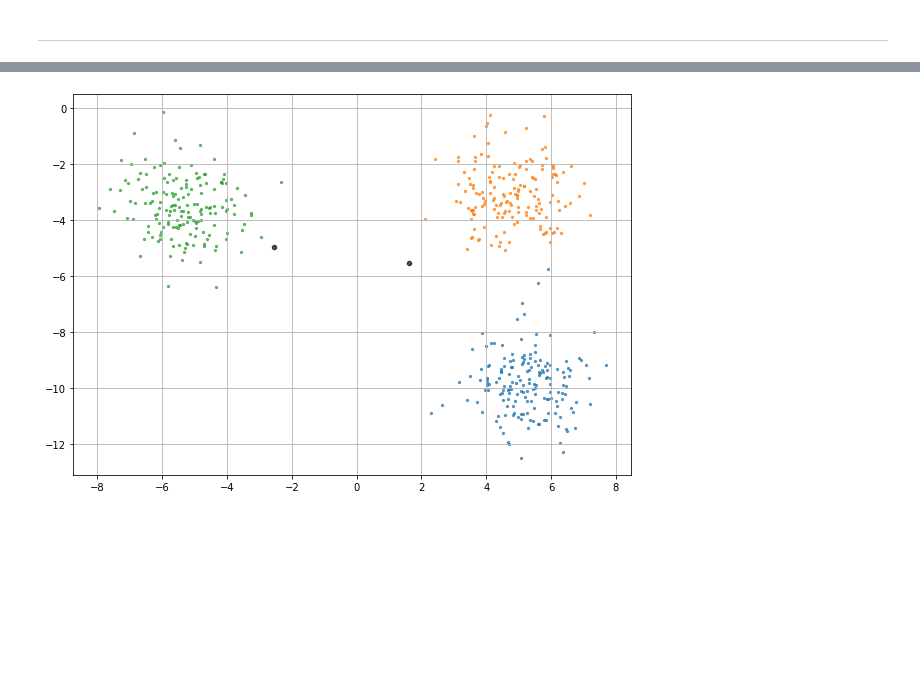
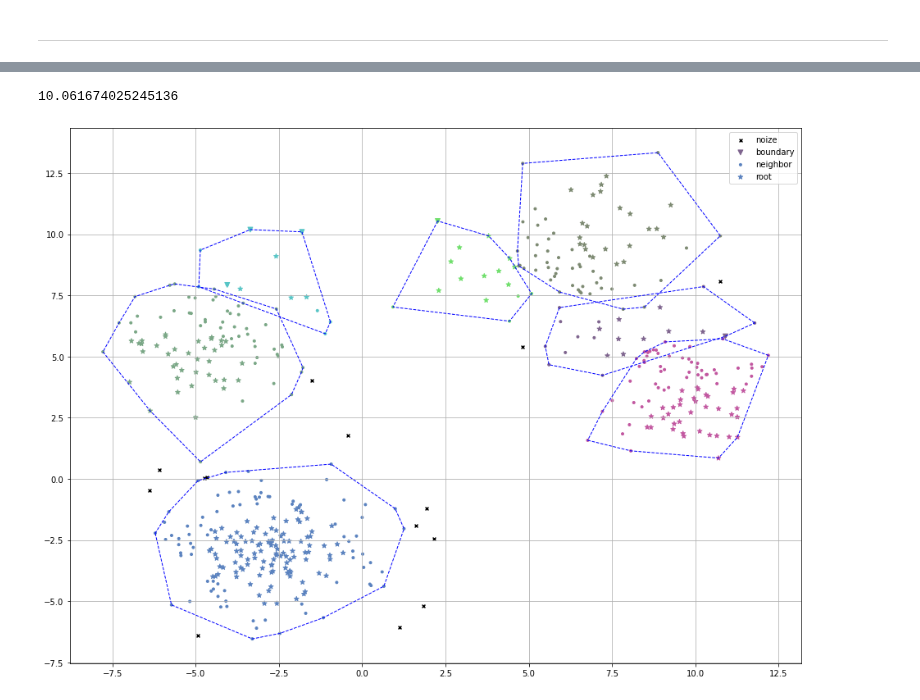
Before and after one commit to mechanoid5/ml_lectorium_legacy, a Jupyter notebook: examples/05-cluster/05-dbscan.ipynb, the cells around one changed output, grey strips where cells are left out. Drawn from its saved outputs; the diff is of its cells as text; code cells hidden in the pictures; blank space fills up the shorter version.

```diff
--- a/examples/05-cluster/05-dbscan.ipynb
+++ b/examples/05-cluster/05-dbscan.ipynb
@@ -91,12 +35,0 @@ len(clust), len(U),len(Unz), i
-# %%
-plt.figure(figsize=(10,7))
-for c in clust:
-    plt.scatter( x=X[c,0], y=X[c,1], s=5, alpha=0.7 )
-
-plt.scatter( x=X[Unz,0], y=X[Unz,1], s=20, alpha=0.7, c='k' )
-
-plt.grid()
-# plt.savefig('res-dbscan.png')
-plt.show()
-# %% [output]
-[figure, removed]
@@ -102,0 +104,11 @@ plt.show()
+# %%
+np.median(euclidean_distances(X))
+# %% [output]
+10.061674025245136
+# %%
+# выполяем кластеризацию
+clusters,noize = dbscan(
+    X,
+    min_radius=2.1,
+    min_size=7
+)
@@ -102,0 +153,30 @@ plt.show()
+# %%
+from scipy.spatial import ConvexHull
+
+def hull(x):
+    hull = ConvexHull(x) # рисуем выпуклую оболочку вокруг кластера
+    v = np.append( hull.vertices, hull.vertices[0] ) # замыкаем оболочку
+    plt.plot(x[v,0],x[v,1],'--',lw=1,c='b')
+# %%
+colors = rng.uniform(size=(len(clusters),3),low=.3,high=1.)
+
+fig = plt.figure(figsize=(16,12))
+
+if len(noize)>0:
+    plt.scatter( x=X_noize[:,0],y=X_noize[:,1], s=15, marker='x',c='black', label='noize' )
+
+if len(X_boundary)>0:
+    plt.scatter(x=X_boundary[:,0],y=X_boundary[:,1],s=35,marker='v',c=colors[X_boundary_label],label='boundary')
+
+if len(X_neighbor)>0:
+    plt.scatter(x=X_neighbor[:,0],y=X_neighbor[:,1],s=35,marker='.',c=colors[X_neighbor_label],label='neighbor')
+
+if len(X_root)>0:
+    plt.scatter(x=X_root[:,0],y=X_root[:,1],s=35,marker='*',c=colors[X_root_label],label='root')
+
+for i,_ in enumerate(clusters): hull(X_clusters[i])
+
+plt.legend()
+plt.grid()
+# %% [output]
+[figure, added]
```
Also changed, not shown: parts of 12 cells of this notebook, 3 other files.
